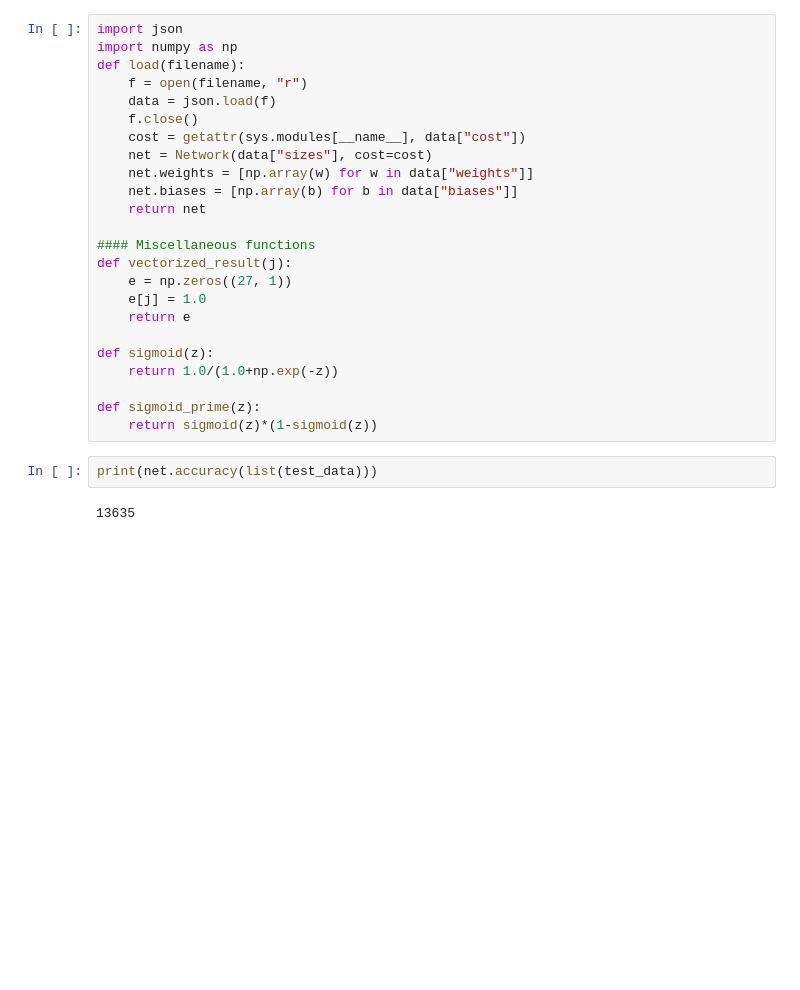
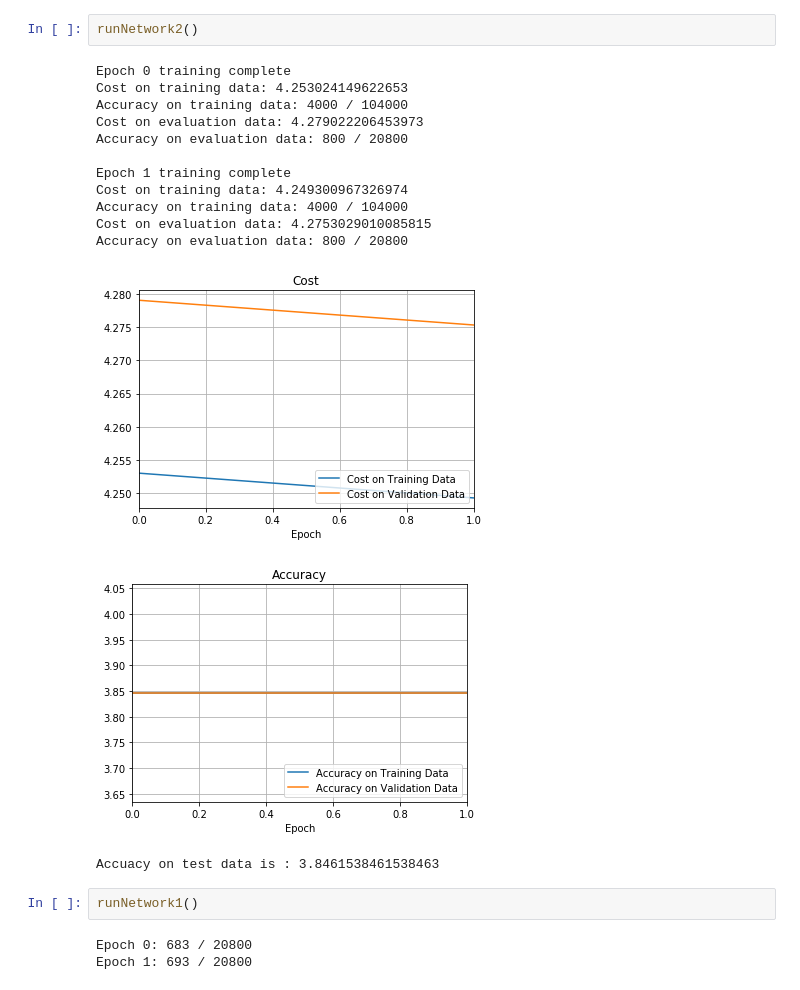
Before and after one commit to vandanshah/FeedForwardNetwork, a Jupyter notebook: FeedForwardNetwork.ipynb, the cells around one changed output. Saved outputs shown, nothing was run; the diff lists cells and outputs as text; blank space fills up the shorter version.

```diff
--- a/FeedForwardNetwork.ipynb
+++ b/FeedForwardNetwork.ipynb
@@ -364,28 +371,22 @@ training accuracy
-# %%
-import json
-import numpy as np
-def load(filename):
-    f = open(filename, "r")
-    data = json.load(f)
-    f.close()
-    cost = getattr(sys.modules[__name__], data["cost"])
-    net = Network(data["sizes"], cost=cost)
-    net.weights = [np.array(w) for w in data["weights"]]
-    net.biases = [np.array(b) for b in data["biases"]]
-    return net
-
-#### Miscellaneous functions
-def vectorized_result(j):
-    e = np.zeros((27, 1))
-    e[j] = 1.0
-    return e
-
-def sigmoid(z):
-    return 1.0/(1.0+np.exp(-z))
-
-def sigmoid_prime(z):
-    return sigmoid(z)*(1-sigmoid(z))
-# %%
-print(net.accuracy(list(test_data)))
-# %% [output]
-13635
+# %%
+runNetwork2()
+# %% [output]
+Epoch 0 training complete
+Cost on training data: 4.253024149622653
+Accuracy on training data: 4000 / 104000
+Cost on evaluation data: 4.279022206453973
+Accuracy on evaluation data: 800 / 20800
+
+Epoch 1 training complete
+Cost on training data: 4.249300967326974
+Accuracy on training data: 4000 / 104000
+Cost on evaluation data: 4.2753029010085815
+Accuracy on evaluation data: 800 / 20800
+[figure, added]
+[figure, added]
+Accuacy on test data is : 3.8461538461538463
+# %%
+runNetwork1()
+# %% [output]
+Epoch 0: 683 / 20800
+Epoch 1: 693 / 20800
```
Also changed, not shown: parts of 5 cells of this notebook.
